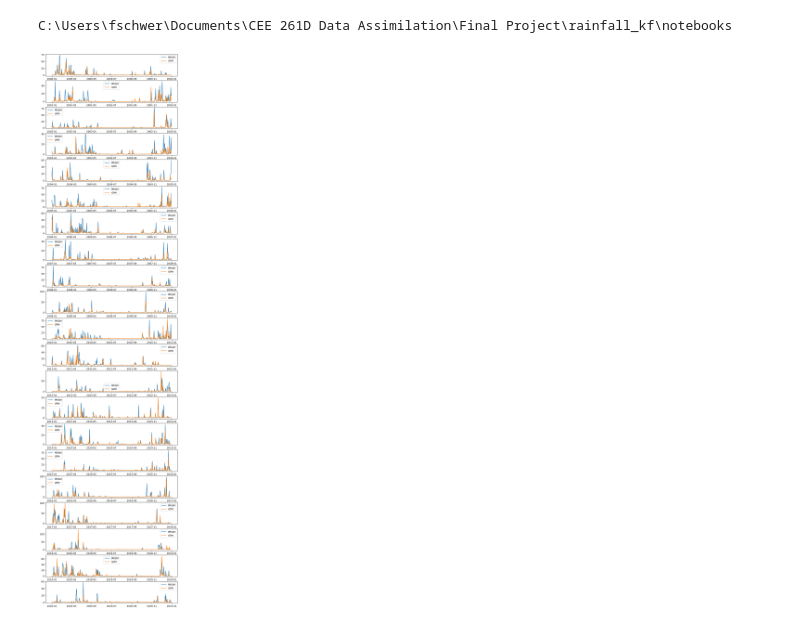
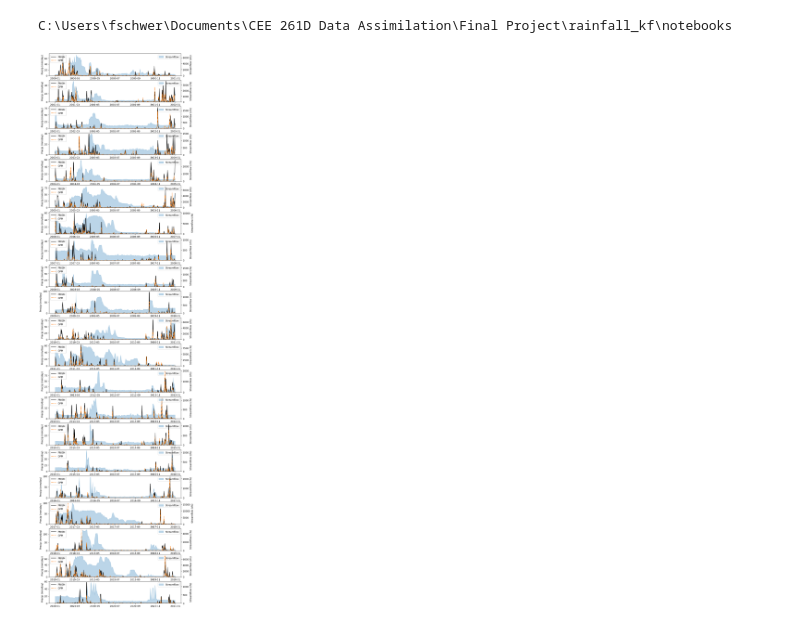
Before and after one commit to Felix-Schwer/rainfall_kf, a Jupyter notebook: notebooks/Examine_Corrections.ipynb, the cells around one changed output. Cells and saved outputs as stored; diff of their text form; code cells hidden in the pictures.

```diff
--- a/notebooks/Examine_Corrections.ipynb
+++ b/notebooks/Examine_Corrections.ipynb
@@ -69,12 +69,28 @@ station_id = stations_in_basin[basin_id][0]
 start_time = stream_ds.sel(site=station_id).continuous_start.values
 end_time = stream_ds.sel(site=station_id).continuous_end.values
 # %%
+from matplotlib.pyplot import plot
+
+
 date_range = pd.date_range(start_time, end_time, freq='D')
 fig, axes = plt.subplots(date_range.year.max()-date_range.year.min()+1, 1, figsize=(10, 2*(date_range.year.max()-date_range.year.min()+1)))
 for i,year in enumerate(range(date_range.year.min(), date_range.year.max() + 1)):
     year_range = pd.date_range(f'{year}-01-01', f'{year}-12-31', freq='D')
-    axes[i].plot(year_range, prism_ds.precipitation.sel(basin=basin_id, time=year_range), label='PRISM')
-    axes[i].plot(year_range, gpm_ds.precipitation.sel(basin=basin_id, time=year_range), label='GPM')
-    axes[i].legend()
+
+    bx = axes[i].twinx()
+    bx.fill_between(year_range, stream_ds.streamflow.sel(site=stations_in_basin[basin_id][0], time=year_range), color='tab:blue', alpha=0.3, label='Streamflow')
+
+    axes[i].plot(year_range, prism_ds.precipitation.sel(basin=basin_id, time=year_range), label='PRISM', color='k')
+    axes[i].plot(year_range, gpm_ds.precipitation.sel(basin=basin_id, time=year_range), label='GPM', color='tab:orange', ls='-.')
+
+    axes[i].set_ylim(bottom=0)
+    bx.set_ylim(bottom=0)
+    axes[i].legend(loc='upper left')
+    bx.legend(loc='upper right')
+    axes[i].set_ylabel('Precip (mm/day)')
+    bx.set_ylabel('Streamflow (cfs)')
+
+    axes[i].set_zorder(axes[i].get_zorder()+1)
+    axes[i].set_frame_on(False)
 # %% [output]
-[figure, old version]
+[figure, new version]
```
Also changed, not shown: 1 other file.
